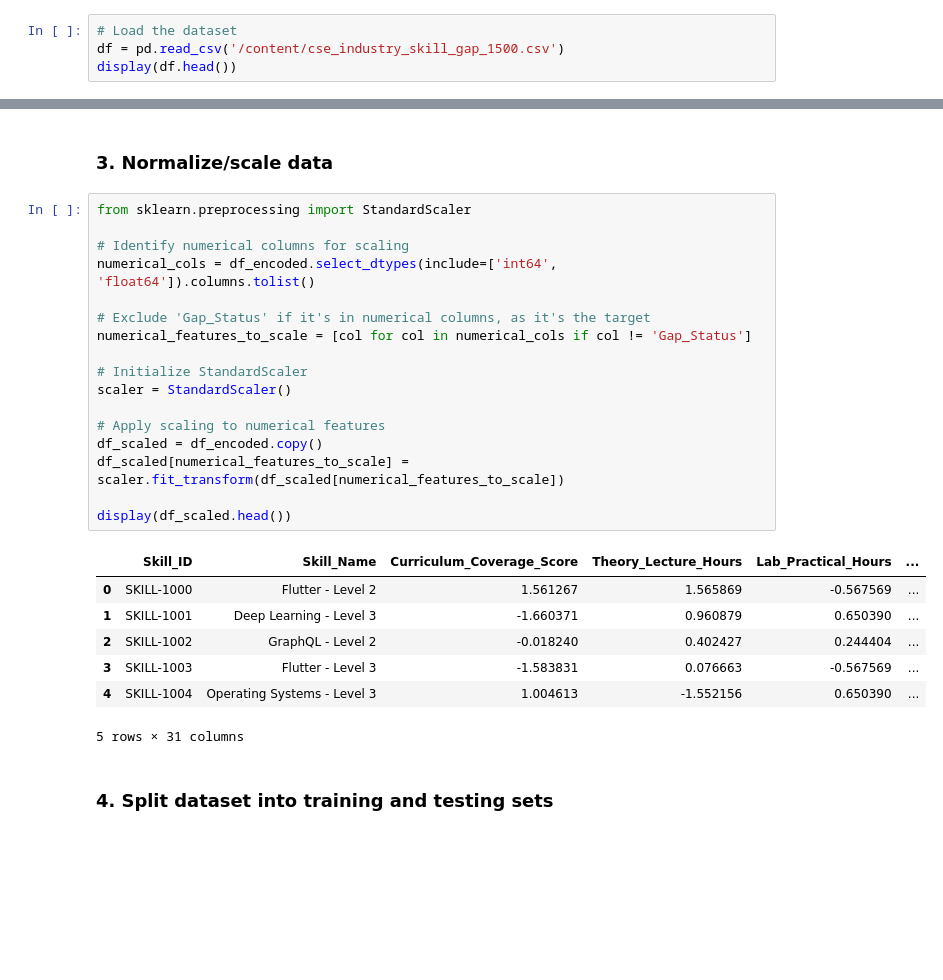
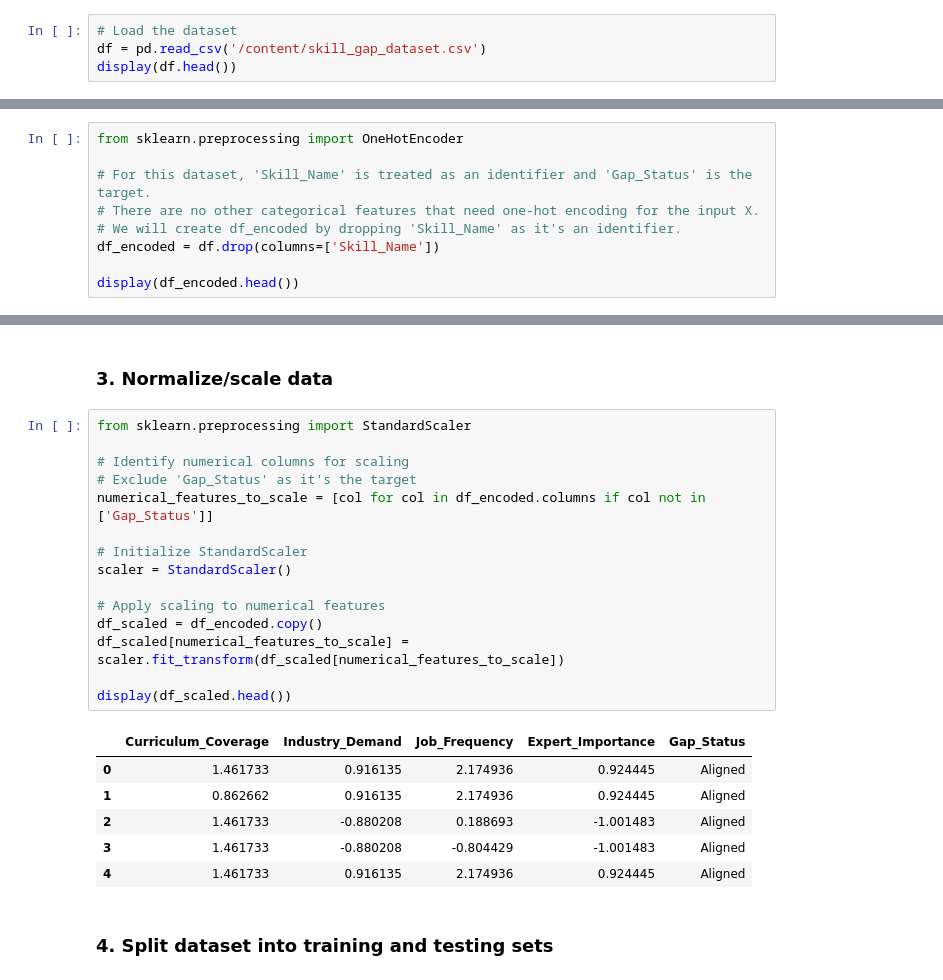
Before and after one commit to brajesh995/231FA04C59_MLOPS, a Jupyter notebook: MLLab1.ipynb, the cells around one changed output, grey strips where cells are left out. Saved outputs shown, nothing was run; the diff lists cells and outputs as text; blank space fills up the shorter version.

```diff
--- a/MLLab1.ipynb
+++ b/MLLab1.ipynb
@@ -4,6 +4,6 @@
 ## a. Load a dataset and perform preprocessing
 # %%
 # Load the dataset
-df = pd.read_csv('/content/cse_industry_skill_gap_1500.csv')
+df = pd.read_csv('/content/skill_gap_dataset.csv')
 display(df.head())
 # %% [output]
@@ -57,0 +35,9 @@ display(df_encoded.head())
+# %%
+from sklearn.preprocessing import OneHotEncoder
+
+# For this dataset, 'Skill_Name' is treated as an identifier and 'Gap_Status' is the target.
+# There are no other categorical features that need one-hot encoding for the input X.
+# We will create df_encoded by dropping 'Skill_Name' as it's an identifier.
+df_encoded = df.drop(columns=['Skill_Name'])
+
+display(df_encoded.head())
@@ -60,28 +53,25 @@ display(df_encoded.head())
 # %%
 from sklearn.preprocessing import StandardScaler
 
 # Identify numerical columns for scaling
-numerical_cols = df_encoded.select_dtypes(include=['int64', 'float64']).columns.tolist()
-
-# Exclude 'Gap_Status' if it's in numerical columns, as it's the target
-numerical_features_to_scale = [col for col in numerical_cols if col != 'Gap_Status']
+# Exclude 'Gap_Status' as it's the target
+numerical_features_to_scale = [col for col in df_encoded.columns if col not in ['Gap_Status']]
 
 # Initialize StandardScaler
 scaler = StandardScaler()
 
 # Apply scaling to numerical features
 df_scaled = df_encoded.copy()
 df_scaled[numerical_features_to_scale] = scaler.fit_transform(df_scaled[numerical_features_to_scale])
 
 display(df_scaled.head())
 # %% [output]
-|  | Skill_ID | Skill_Name | Curriculum_Coverage_Score | Theory_Lecture_Hours | Lab_Practical_Hours | ... |
-| 0 | SKILL-1000 | Flutter - Level 2 | 1.561267 | 1.565869 | -0.567569 | ... |
-| 1 | SKILL-1001 | Deep Learning - Level 3 | -1.660371 | 0.960879 | 0.650390 | ... |
-| 2 | SKILL-1002 | GraphQL - Level 2 | -0.018240 | 0.402427 | 0.244404 | ... |
-| 3 | SKILL-1003 | Flutter - Level 3 | -1.583831 | 0.076663 | -0.567569 | ... |
-| 4 | SKILL-1004 | Operating Systems - Level 3 | 1.004613 | -1.552156 | 0.650390 | ... |
+|  | Curriculum_Coverage | Industry_Demand | Job_Frequency | Expert_Importance | Gap_Status |
+| 0 | 1.461733 | 0.916135 | 2.174936 | 0.924445 | Aligned |
+| 1 | 0.862662 | 0.916135 | 2.174936 | 0.924445 | Aligned |
+| 2 | 1.461733 | -0.880208 | 0.188693 | -1.001483 | Aligned |
+| 3 | 1.461733 | -0.880208 | -0.804429 | -1.001483 | Aligned |
+| 4 | 1.461733 | 0.916135 | 2.174936 | 0.924445 | Aligned |
-5 rows × 31 columns
 # %% [markdown]
 ### 4. Split dataset into training and testing sets
 # %%
```
Also changed, not shown: parts of 7 cells of this notebook.
